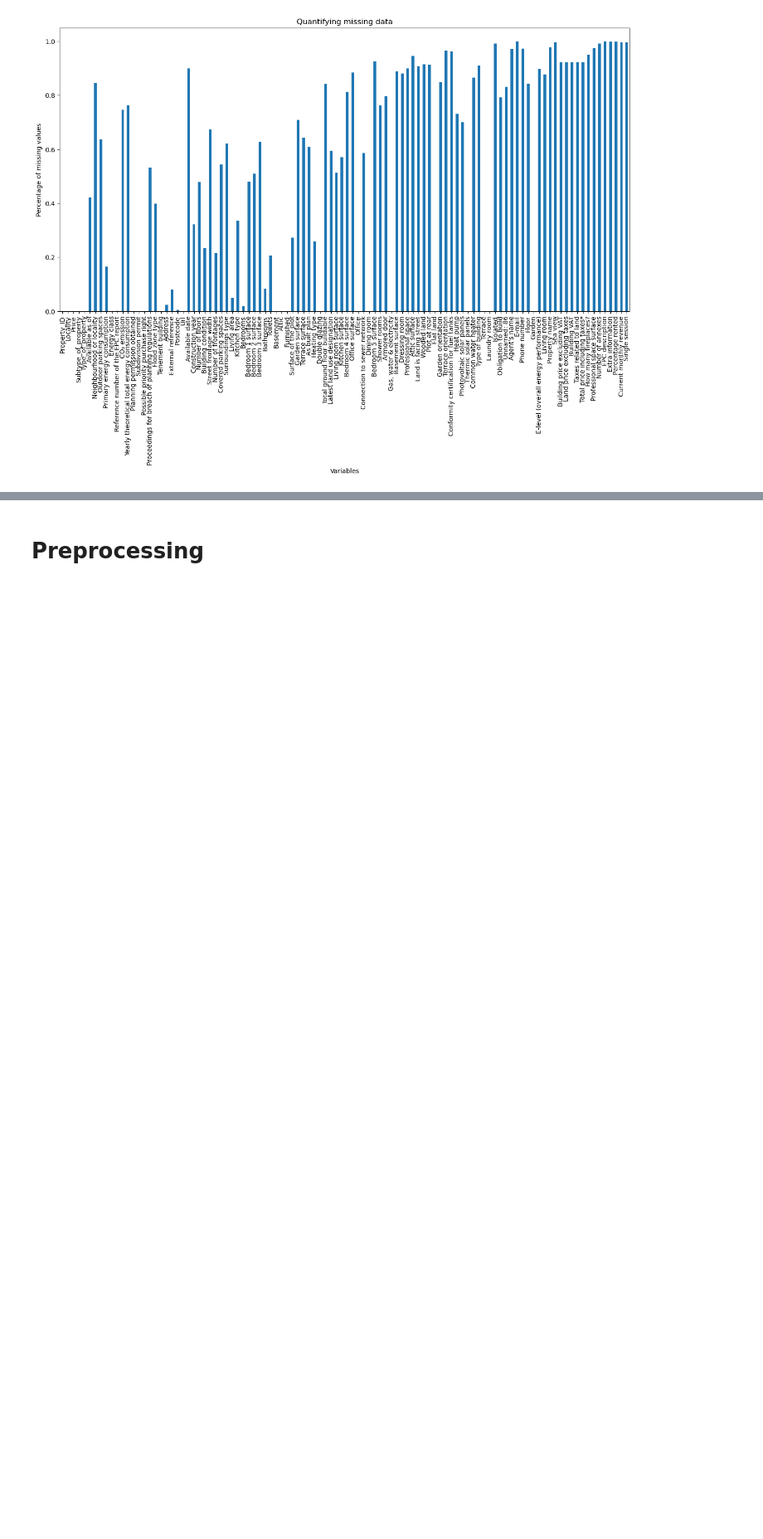
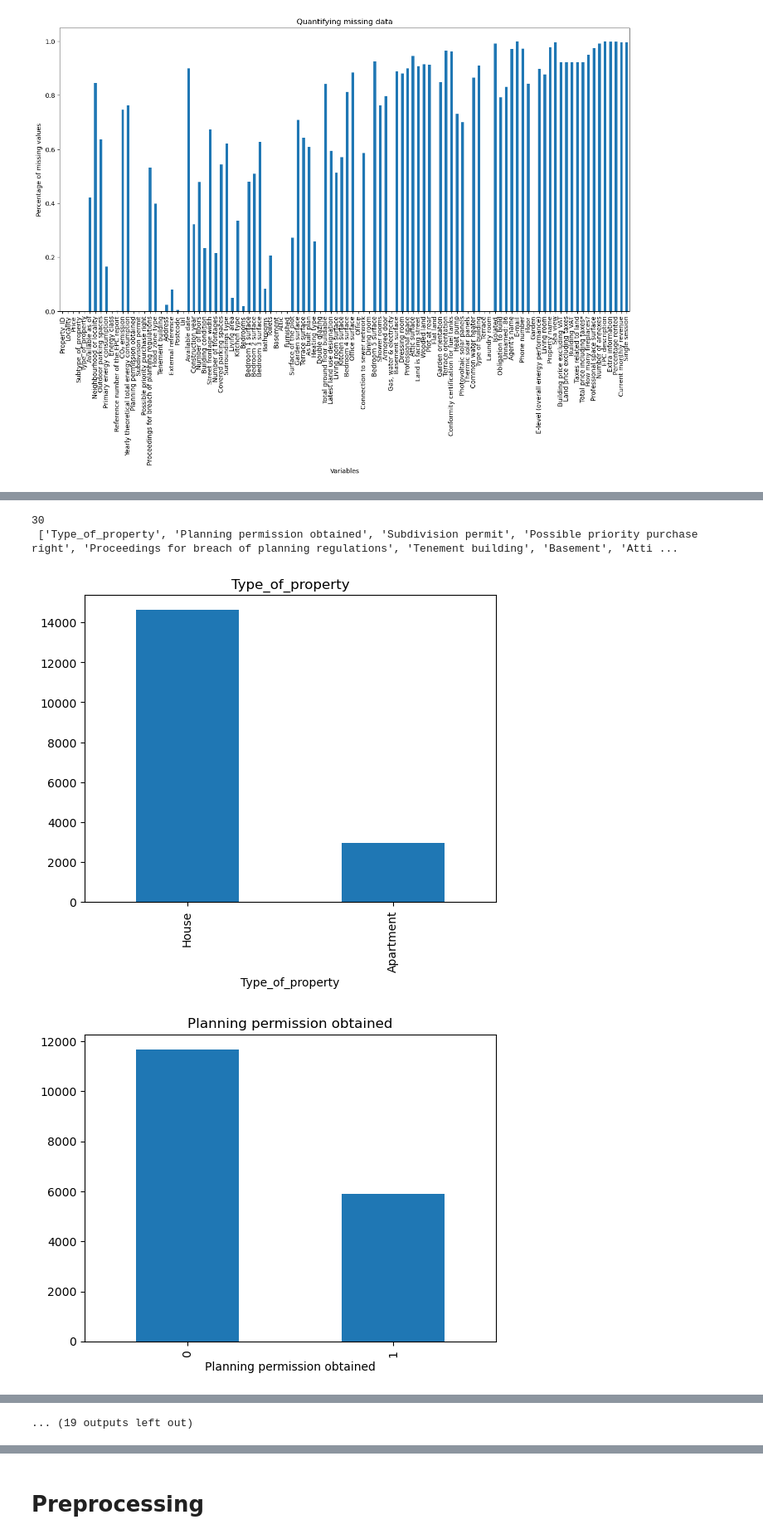
Before and after one commit to jduffy93/immo-eliza-the_chaincoders, a Jupyter notebook: analysis/Jean-analysis-plotnine+cleaning.ipynb, the cells around one changed output, grey strips where cells are left out. Shown at 83% size. Drawn from its saved outputs; the diff is of its cells as text; code cells hidden in the pictures; blank space fills up the shorter version.

```diff
--- a/analysis/Jean-analysis-plotnine+cleaning.ipynb
+++ b/analysis/Jean-analysis-plotnine+cleaning.ipynb
@@ -269,0 +322,17 @@ sns.heatmap(immo.isnull(), cbar=False)
+# %%
+binary_list = []
+for column in immo.columns:
+    if len(immo[column].value_counts()) == 2:
+        binary_list.append(column)
+print(len(binary_list), '\n',binary_list)
+
+
+for i in range(len(binary_list)):
+    immo[binary_list[i]].value_counts(sort=False).plot.bar().set_title(f'{binary_list[i]}')
+
+    plt.show()
+# %% [output]
+30
+ ['Type_of_property', 'Planning permission obtained', 'Subdivision permit', 'Possible priority purchase right', 'Proceedings for breach of planning regulations', 'Tenement building', 'Basement', 'Atti ...
+[figure, added]
+[figure, added]
@@ -269,0 +348 @@ sns.heatmap(immo.isnull(), cbar=False)
+... (19 outputs left out)
```
Also changed, not shown: parts of 17 cells of this notebook.
